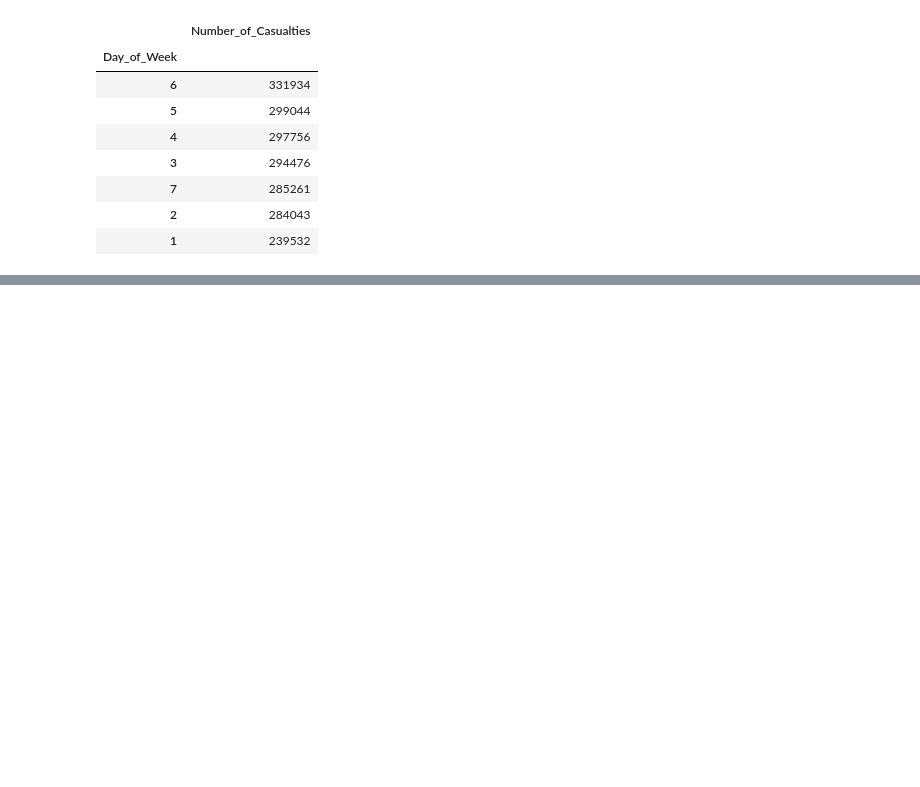
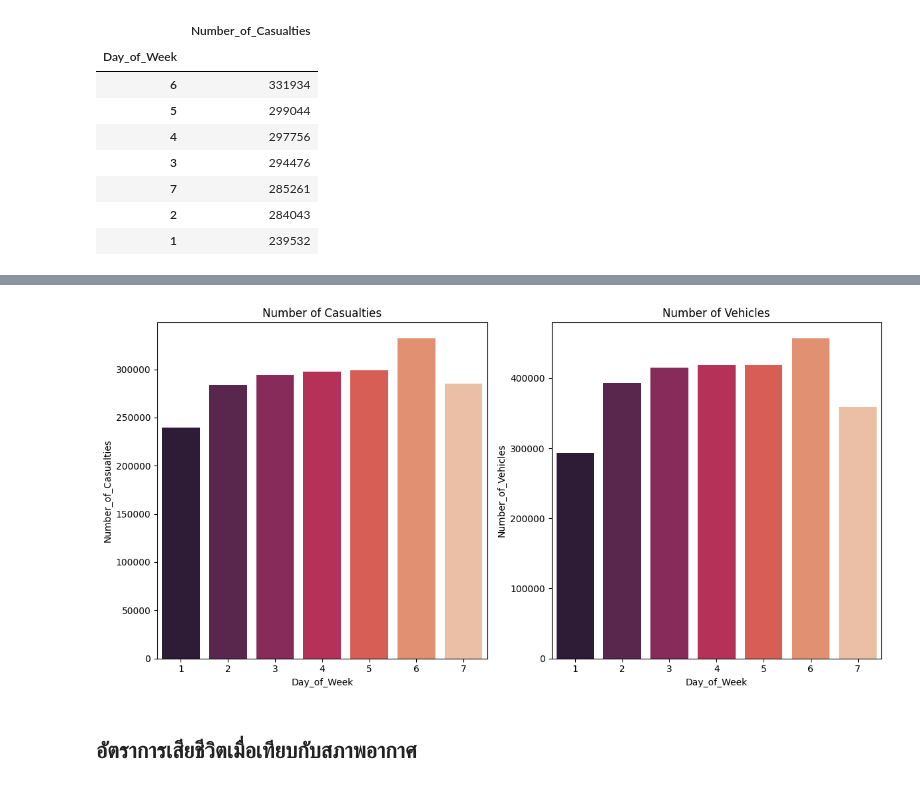
Before and after one commit to kirby-cs-org/project, a Jupyter notebook: analysis.ipynb, the cells around one changed output, grey strips where cells are left out. Saved outputs shown, nothing was run; the diff lists cells and outputs as text; code cells hidden in the pictures; blank space fills up the shorter version.

Commit message:
casualties, weather

```diff
--- a/analysis.ipynb
+++ b/analysis.ipynb
@@ -113,0 +89,3 @@ sns.barplot(data=days, x='Day_of_Week', y='Number_of_Casualties', palette='rocke
+# %%
+vehicles = df.groupby('Day_of_Week')[['Number_of_Vehicles']].sum()
+vehicles.sort_values(by='Number_of_Vehicles', ascending=False)
@@ -113,0 +102,15 @@ sns.barplot(data=days, x='Day_of_Week', y='Number_of_Casualties', palette='rocke
+# %%
+fig, axs = plt.subplots(1, 2, figsize=(12, 6))
+
+sns.barplot(data=days, x='Day_of_Week', y='Number_of_Casualties', palette='rocket', ax=axs[0])
+axs[0].set_title('Number of Casualties')
+
+sns.barplot(data=vehicles, x='Day_of_Week', y='Number_of_Vehicles', palette='rocket', ax=axs[1])
+axs[1].set_title('Number of Vehicles')
+
+plt.tight_layout()
+plt.show()
+# %% [output]
+[figure, added]
+# %% [markdown]
+## อัตราการเสียชีวิตเมื่อเทียบกับสภาพอากาศ
```
Also changed, not shown: parts of 11 cells of this notebook.
